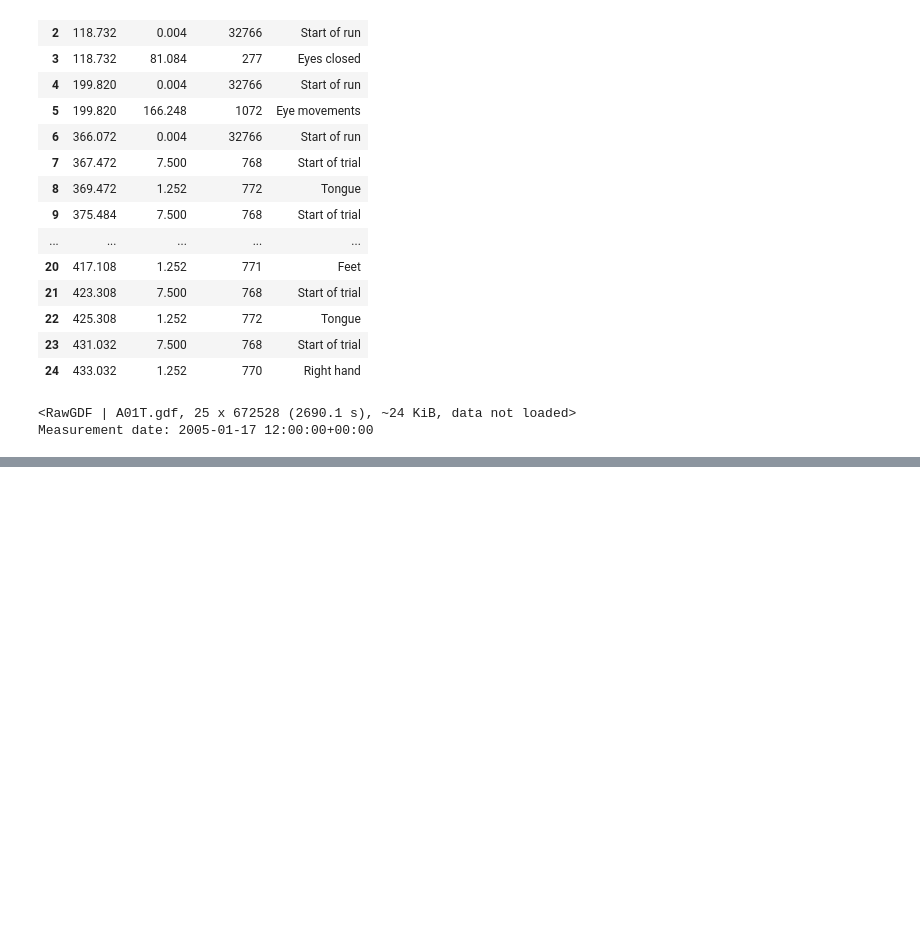
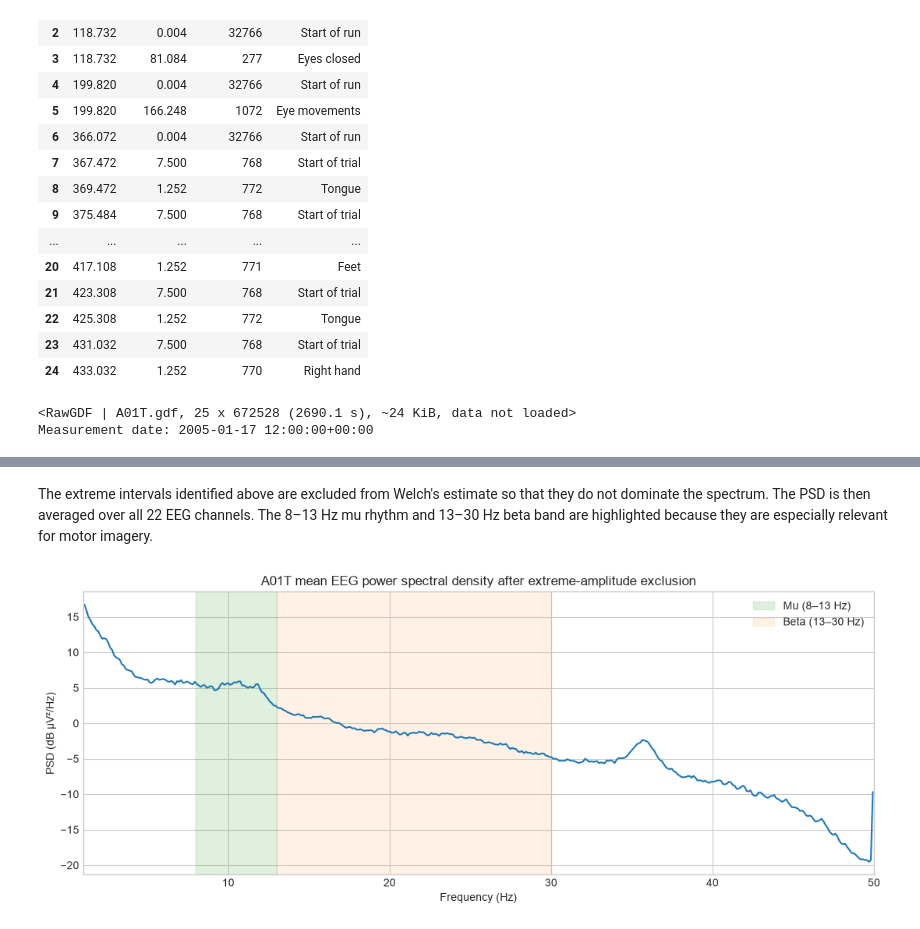
Before and after one commit to Alexperiments/sigma-nova-assignment, a Jupyter notebook: notebooks/eda.ipynb, the cells around one changed output, grey strips where cells are left out. Saved outputs shown, nothing was run; the diff lists cells and outputs as text; code cells hidden in the pictures; blank space fills up the shorter version.

```diff
--- a/notebooks/eda.ipynb
+++ b/notebooks/eda.ipynb
@@ -359,0 +520,43 @@ Measurement date: 2005-01-17 12:00:00+00:00
+# %% [markdown]
+The extreme intervals identified above are excluded from Welch's estimate so that they do not dominate the spectrum. The PSD is then averaged over all 22 EEG channels. The 8–13 Hz mu rhythm and 13–30 Hz beta band are highlighted because they are especially relevant for motor imagery.
+# %%
+psd_raw = raw.copy()
+
+if extreme_samples.size:
+    sfreq = psd_raw.info["sfreq"]
+    extreme_annotations = mne.Annotations(
+        onset=extreme_starts / sfreq,
+        duration=(extreme_stops - extreme_starts + 1) / sfreq,
+        description=["BAD_extreme_amplitude"] * len(extreme_starts),
+        orig_time=psd_raw.annotations.orig_time,
+    )
+    psd_raw.set_annotations(psd_raw.annotations + extreme_annotations)
+
+spectrum = psd_raw.compute_psd(
+    method="welch",
+    fmin=1,
+    fmax=50,
+    picks="eeg",
+    n_fft=2048,
+    n_overlap=1024,
+    reject_by_annotation=True,
+    verbose="ERROR",
+)
+psd, frequencies = spectrum.get_data(return_freqs=True)
+mean_psd_db = 10 * np.log10(psd.mean(axis=0) * 1e12)
+
+fig, ax = plt.subplots(figsize=(11, 4.5))
+ax.plot(frequencies, mean_psd_db, color="tab:blue")
+ax.axvspan(8, 13, alpha=0.15, color="tab:green", label="Mu (8–13 Hz)")
+ax.axvspan(13, 30, alpha=0.10, color="tab:orange", label="Beta (13–30 Hz)")
+ax.set(
+    title="A01T mean EEG power spectral density after extreme-amplitude exclusion",
+    xlabel="Frequency (Hz)",
+    ylabel="PSD (dB µV²/Hz)",
+    xlim=(1, 50),
+)
+ax.legend()
+plt.tight_layout()
+plt.show()
+# %% [output]
+[figure, added]
```
Also changed, not shown: parts of 4 cells of this notebook.
